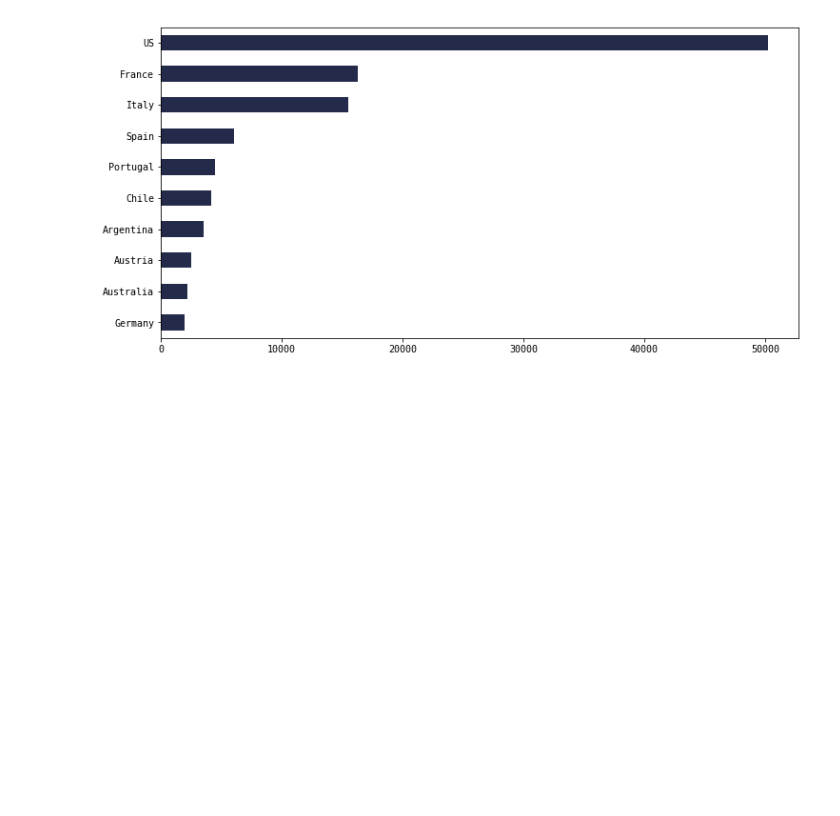
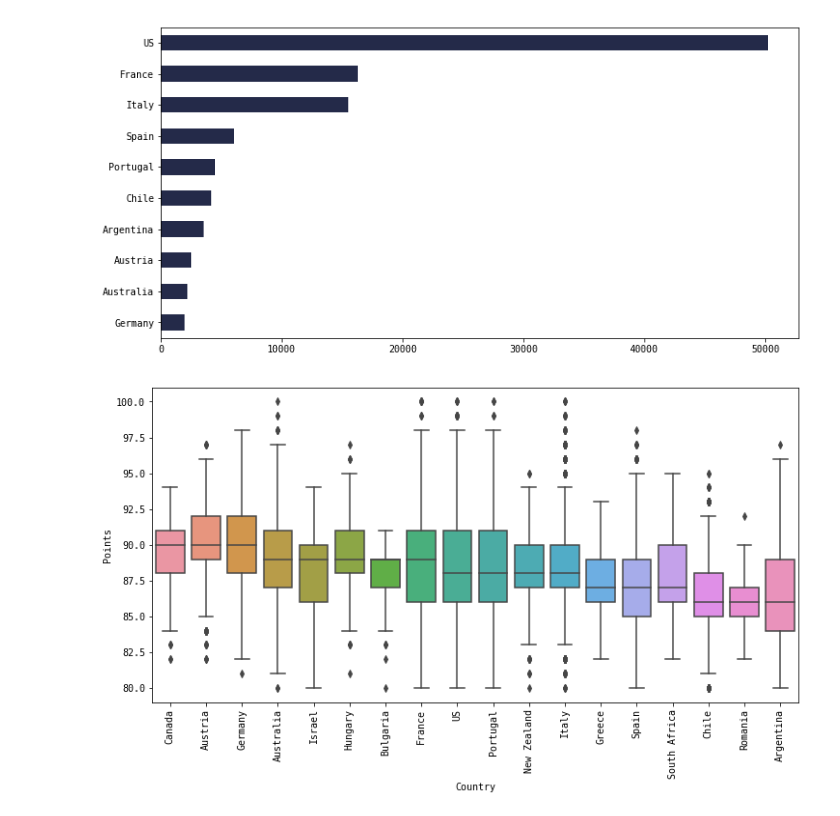
Before and after one commit to qu4ku/datasets-analysis, a Jupyter notebook: 009-wine-reviews.ipynb, the cells around one changed output. Saved outputs shown, nothing was run; the diff lists cells and outputs as text; code cells hidden in the pictures; blank space fills up the shorter version.

```diff
--- a/009-wine-reviews.ipynb
+++ b/009-wine-reviews.ipynb
@@ -170,3 +170,13 @@ plt.xticks(rotation=90);
 df.Country.value_counts()[:10].sort_values().plot(kind='barh', color=MC);
 # %% [output]
 [figure]
+# %%
+country = df.groupby('Country').filter(lambda x: len(x) > 100)
+df2 = pd.DataFrame({col: values['Points'] for col, values in country.groupby('Country')})
+medians2 = df2.median()
+
+medians2.sort_values(ascending=False, inplace=True)
+sns.boxplot(x='Country', y='Points', data=country, order=medians2.index)
+plt.xticks(rotation=90);
+# %% [output]
+[figure, added]
```
Also changed, not shown: parts of 1 cell of this notebook.
